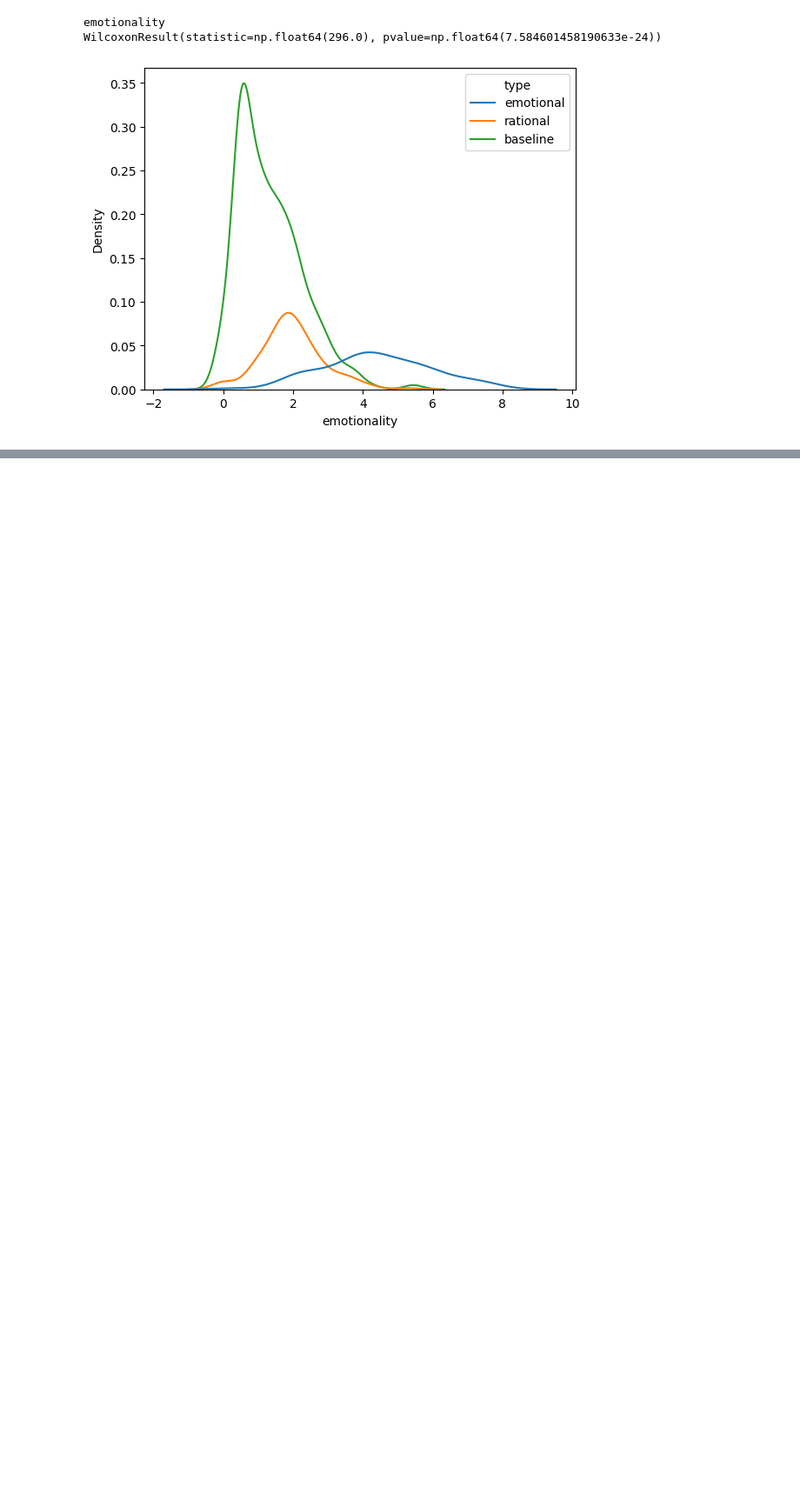
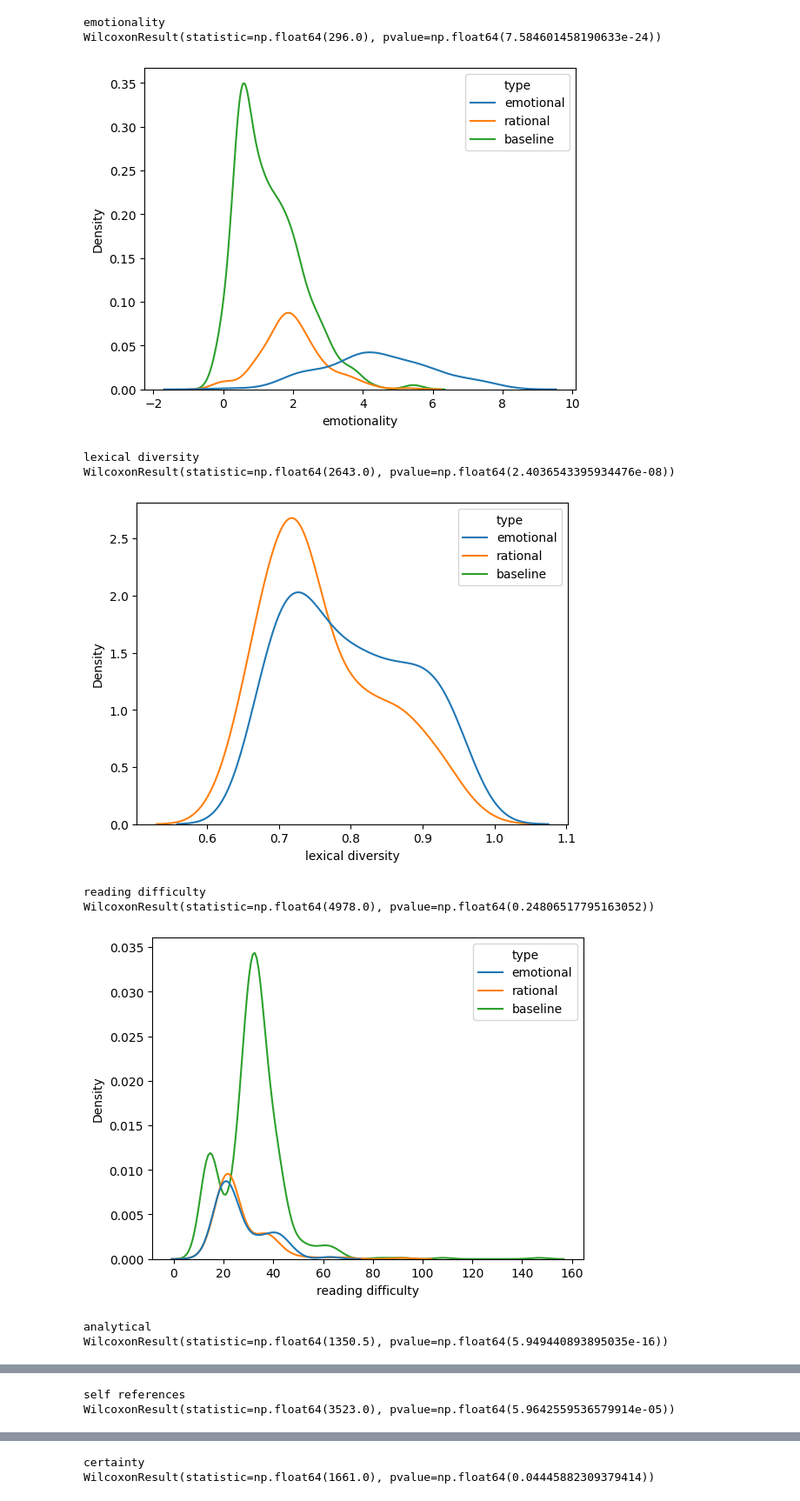
Before and after one commit to azoz01/data-science-workshop-2025L, a Jupyter notebook: emotionality_with_baseline.ipynb, the cells around one changed output, grey strips where cells are left out. Shown at 87% size. Cells and saved outputs as stored; diff of their text form; code cells hidden in the pictures; blank space fills up the shorter version.

```diff
--- a/emotionality_with_baseline.ipynb
+++ b/emotionality_with_baseline.ipynb
@@ -94,3 +94,21 @@ WilcoxonResult(statistic=np.float64(406.0), pvalue=np.float64(0.5693938070230591
 emotionality
 WilcoxonResult(statistic=np.float64(296.0), pvalue=np.float64(7.584601458190633e-24))
 [figure]
+# %%
+female = df[df["gender"] == "male"]
+baseline["type"] = "baseline"
+female = pd.concat([female, baseline], ignore_index=True)
+for measure in ("lexical diversity", "reading difficulty", "analytical", "self references", "certainty", "emotionality"):
+    print(measure)
+    print(wilcoxon(female[female["type"] == "rational"][measure], female[female["type"] == "emotional"][measure]))
+    sns.kdeplot(female, x=measure, hue="type")
+    plt.show()
+# %% [output]
+lexical diversity
+WilcoxonResult(statistic=np.float64(2643.0), pvalue=np.float64(2.4036543395934476e-08))
+[figure, added]
+reading difficulty
+WilcoxonResult(statistic=np.float64(4978.0), pvalue=np.float64(0.24806517795163052))
+[figure, added]
+analytical
+WilcoxonResult(statistic=np.float64(1350.5), pvalue=np.float64(5.949440893895035e-16))
@@ -96,0 +116,2 @@ WilcoxonResult(statistic=np.float64(296.0), pvalue=np.float64(7.584601458190633e
+self references
+WilcoxonResult(statistic=np.float64(3523.0), pvalue=np.float64(5.9642559536579914e-05))
@@ -96,0 +119,2 @@ WilcoxonResult(statistic=np.float64(296.0), pvalue=np.float64(7.584601458190633e
+certainty
+WilcoxonResult(statistic=np.float64(1661.0), pvalue=np.float64(0.04445882309379414))
```
Also changed, not shown: parts of 5 cells of this notebook.
